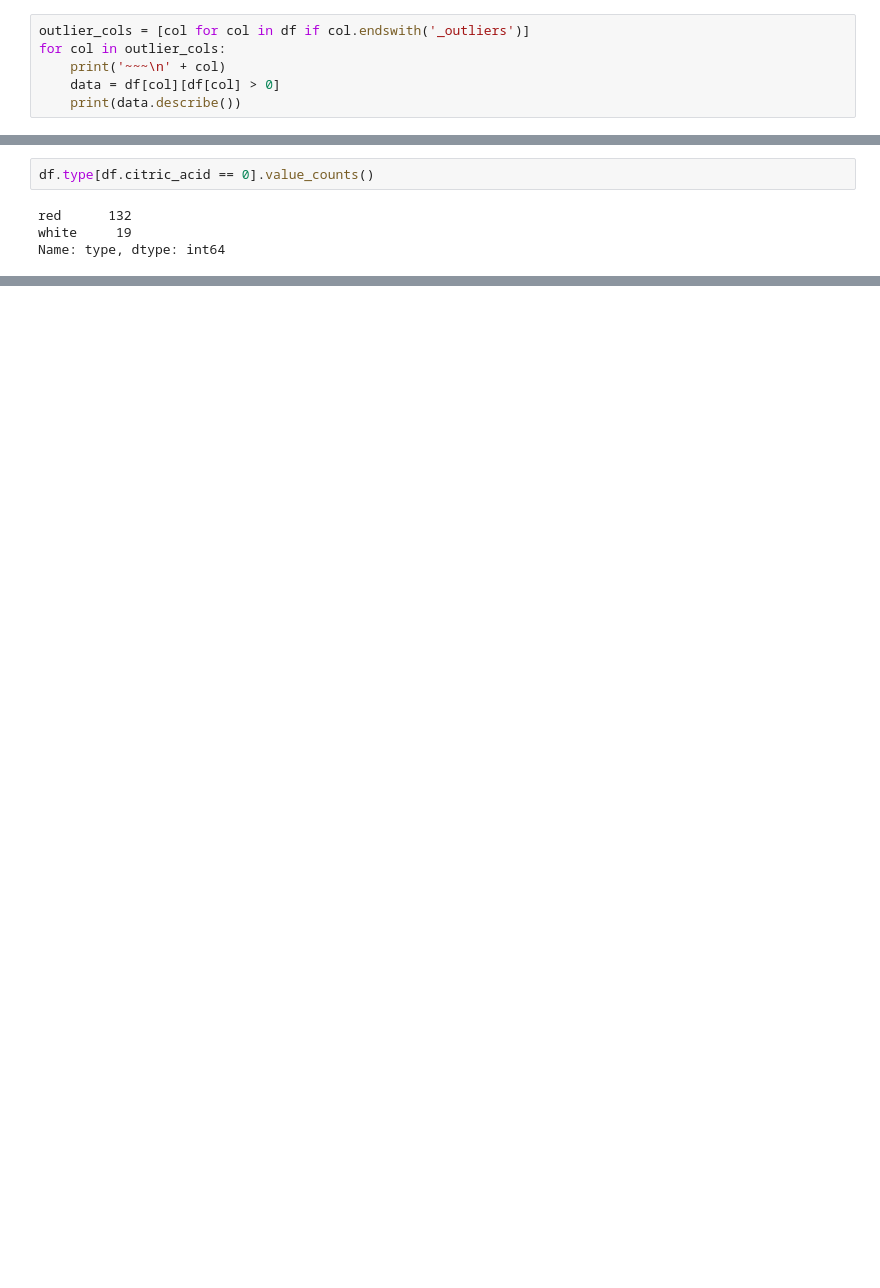
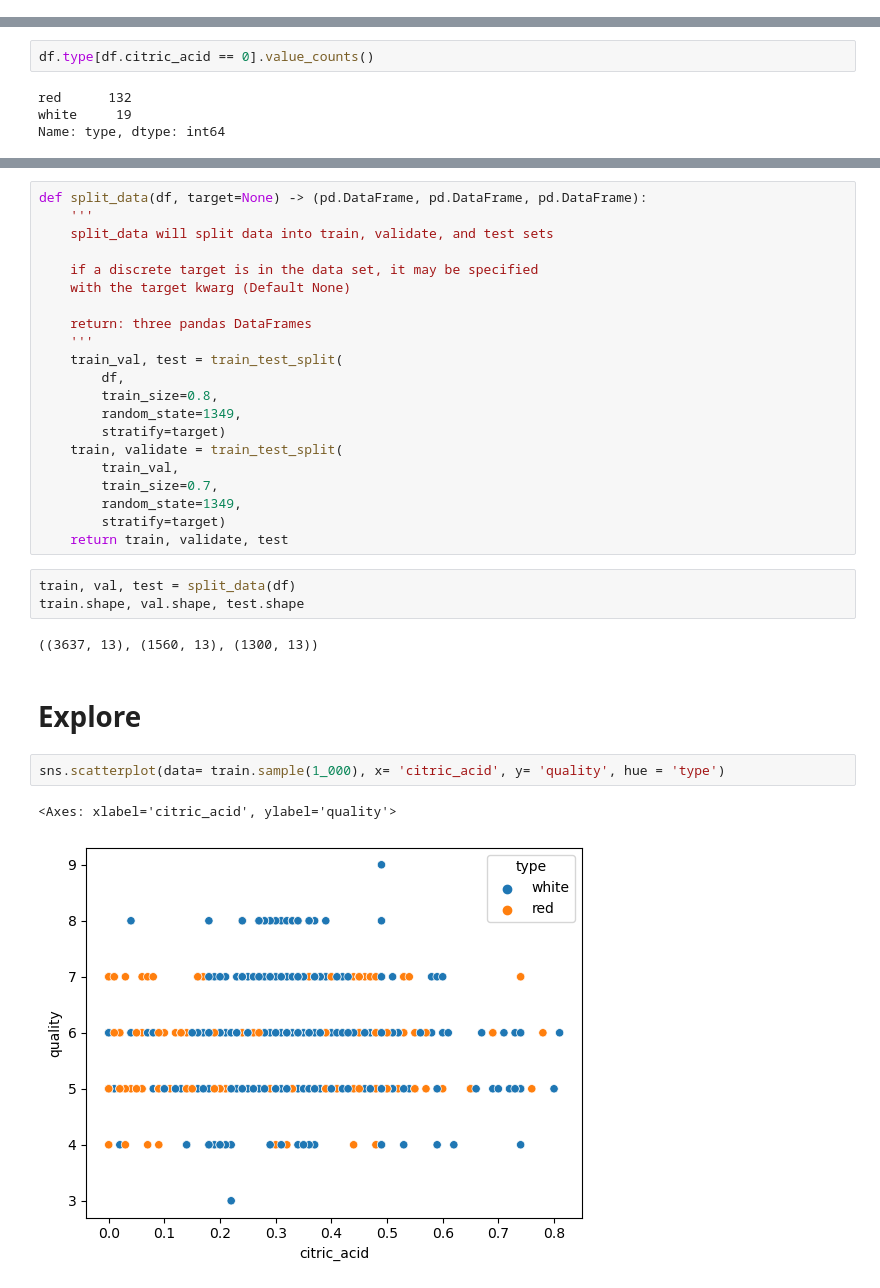
Before and after one commit to Clustering-Project/wine_quality_project, a Jupyter notebook: Marcelino/acquire_scratch.ipynb, the cells around one changed output, grey strips where cells are left out. Saved outputs shown, nothing was run; the diff lists cells and outputs as text; blank space fills up the shorter version.

```diff
--- a/Marcelino/acquire_scratch.ipynb
+++ b/Marcelino/acquire_scratch.ipynb
@@ -186,7 +182 @@ Index(['fixed_acidity', 'volatile_acidity', 'citric_acid', 'residual_sugar',
       dtype='object')
-# %%
-outlier_cols = [col for col in df if col.endswith('_outliers')]
-for col in outlier_cols:
-    print('~~~\n' + col)
-    data = df[col][df[col] > 0]
-    print(data.describe())
@@ -216,0 +241,33 @@ Name: type, dtype: int64
+# %%
+def split_data(df, target=None) -> (pd.DataFrame, pd.DataFrame, pd.DataFrame):
+    '''
+    split_data will split data into train, validate, and test sets
+
+    if a discrete target is in the data set, it may be specified
+    with the target kwarg (Default None)
+
+    return: three pandas DataFrames
+    '''
+    train_val, test = train_test_split(
+        df,
+        train_size=0.8,
+        random_state=1349,
+        stratify=target)
+    train, validate = train_test_split(
+        train_val,
+        train_size=0.7,
+        random_state=1349,
+        stratify=target)
+    return train, validate, test
+# %%
+train, val, test = split_data(df)
+train.shape, val.shape, test.shape
+# %% [output]
+((3637, 13), (1560, 13), (1300, 13))
+# %% [markdown]
+# Explore
+# %%
+sns.scatterplot(data= train.sample(1_000), x= 'citric_acid', y= 'quality', hue = 'type')
+# %% [output]
+<Axes: xlabel='citric_acid', ylabel='quality'>
+[figure, added]
```
Also changed, not shown: parts of 14 cells of this notebook, 1 other file.
